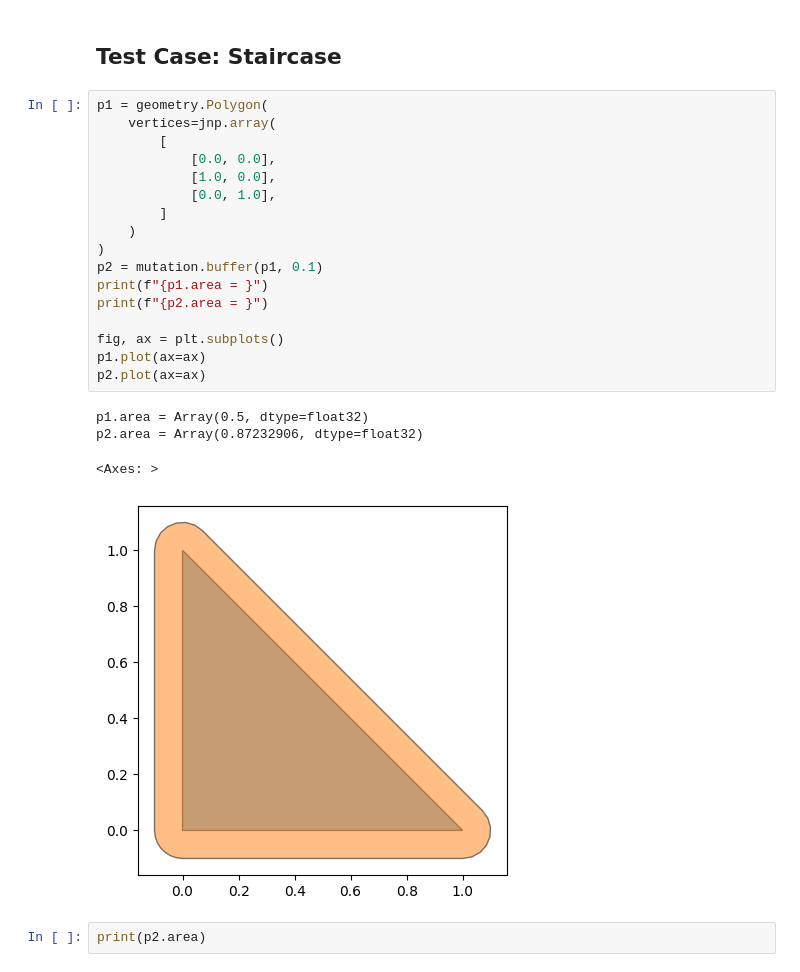
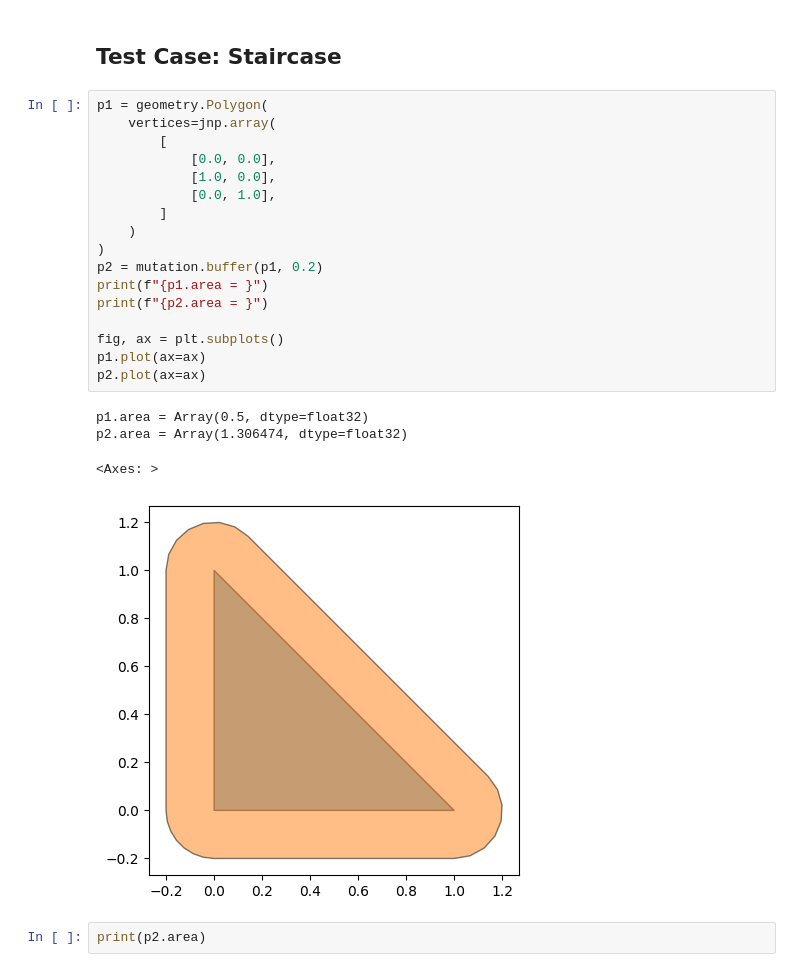
Before and after one commit to seekjim20/dshape, a Jupyter notebook: ipynb/playground.ipynb, the cells around one changed output. Saved outputs shown, nothing was run; the diff lists cells and outputs as text.

```diff
--- a/ipynb/playground.ipynb
+++ b/ipynb/playground.ipynb
@@ -99,25 +101,25 @@ p3.area = Array(0.0701751, dtype=float32)
 # %%
 p1 = geometry.Polygon(
     vertices=jnp.array(
         [
             [0.0, 0.0],
             [1.0, 0.0],
             [0.0, 1.0],
         ]
     )
 )
-p2 = mutation.buffer(p1, 0.1)
+p2 = mutation.buffer(p1, 0.2)
 print(f"{p1.area = }")
 print(f"{p2.area = }")
 
 fig, ax = plt.subplots()
 p1.plot(ax=ax)
 p2.plot(ax=ax)
 # %% [output]
 p1.area = Array(0.5, dtype=float32)
-p2.area = Array(0.87232906, dtype=float32)
+p2.area = Array(1.306474, dtype=float32)
 <Axes: >
-[figure, old version]
+[figure, new version]
 # %%
 print(p2.area)
 # %% [output]
```
Also changed, not shown: parts of 6 cells of this notebook, 2 other files.
